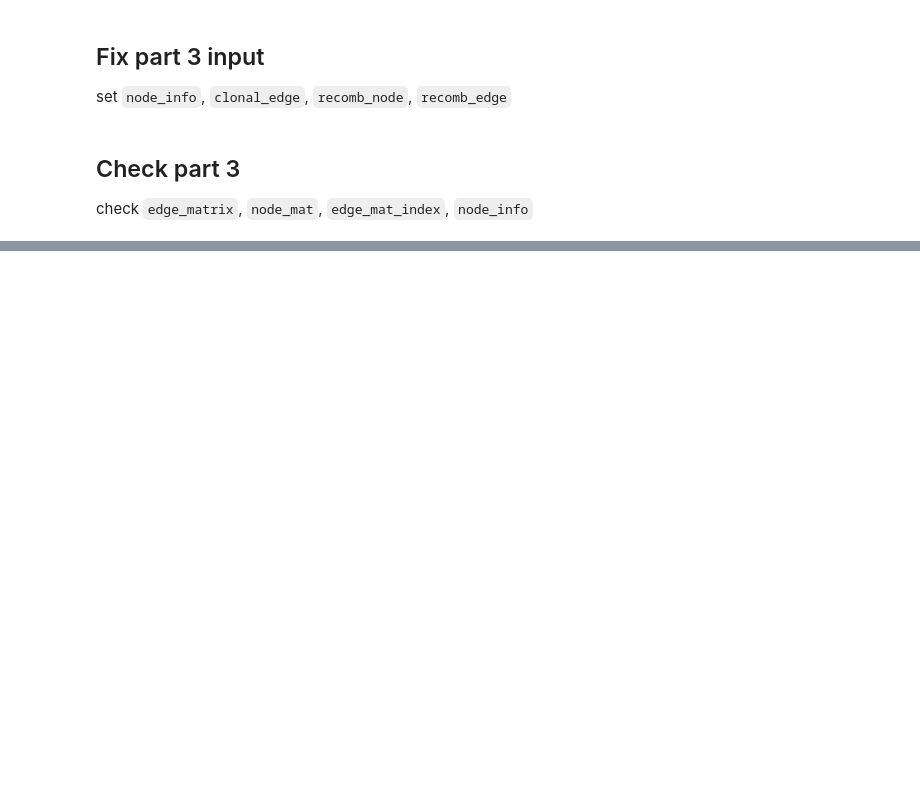
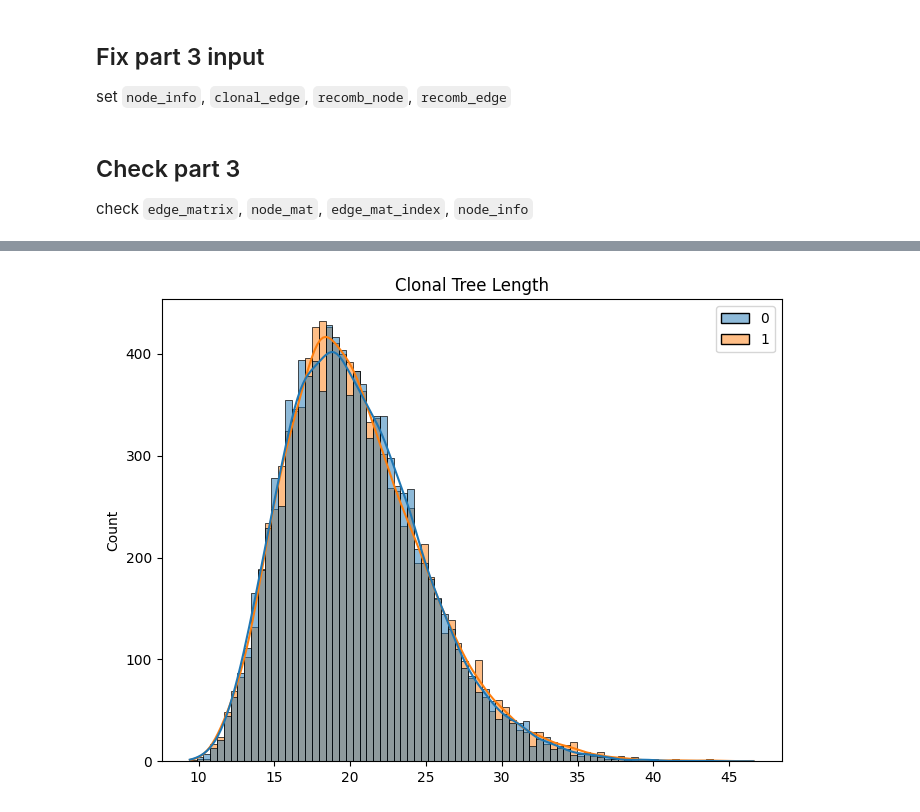
Before and after one commit to haochu-liu/likelihood-free, a Jupyter notebook: python/test_pysimARG/ClonalOrigon.ipynb, the cells around one changed output, grey strips where cells are left out. Cells and saved outputs as stored; diff of their text form; code cells hidden in the pictures; blank space fills up the shorter version.

Commit message:
clonalorigin test

```diff
--- a/python/test_pysimARG/ClonalOrigon.ipynb
+++ b/python/test_pysimARG/ClonalOrigon.ipynb
@@ -788,0 +630,17 @@ array([[ 1.00000000e+00,  0.00000000e+00,  0.00000000e+00,
+# %%
+clonal_tree.edge = np.array(tree_dict['edge'])
+clonal_tree.node_height = np.array(tree_dict['node'])
+# %%
+ARG = ClonalOrigin_pair.ARG(clonal_tree, 0.5, 100, 5.0, 20)
+# %%
+length_list = []
+height_list = []
+np.random.seed(100)
+
+for i in range(10000):
+    ARG = ClonalOrigin_pair.ARG(clonal_tree, 0.5, 100, 5.0, 20)
+    length_list.append(ARG.length)
+    height_list.append(ARG.height)
+
+    if i % 100 == 0:
+        print(f'Completed {i} iterations.')
@@ -788,0 +665,3 @@ array([[ 1.00000000e+00,  0.00000000e+00,  0.00000000e+00,
+# %%
+R_data = np.loadtxt('../../pysimARG/test_data/ARG_length_height.csv', delimiter=",", skiprows=1)
+R_data # length, height
@@ -788,0 +676,11 @@ array([[ 1.00000000e+00,  0.00000000e+00,  0.00000000e+00,
+# %%
+plt.figure(figsize=(8, 6))
+
+# You can pass data directly as a list of arrays
+sns.histplot([length_list, R_data[:, 0]], kde=True)
+
+# Note: kde=True adds the smooth density line on top
+plt.title('Clonal Tree Length')
+plt.show()
+# %% [output]
+[figure, added]
```
Also changed, not shown: parts of 32 cells of this notebook, 1 other file.
